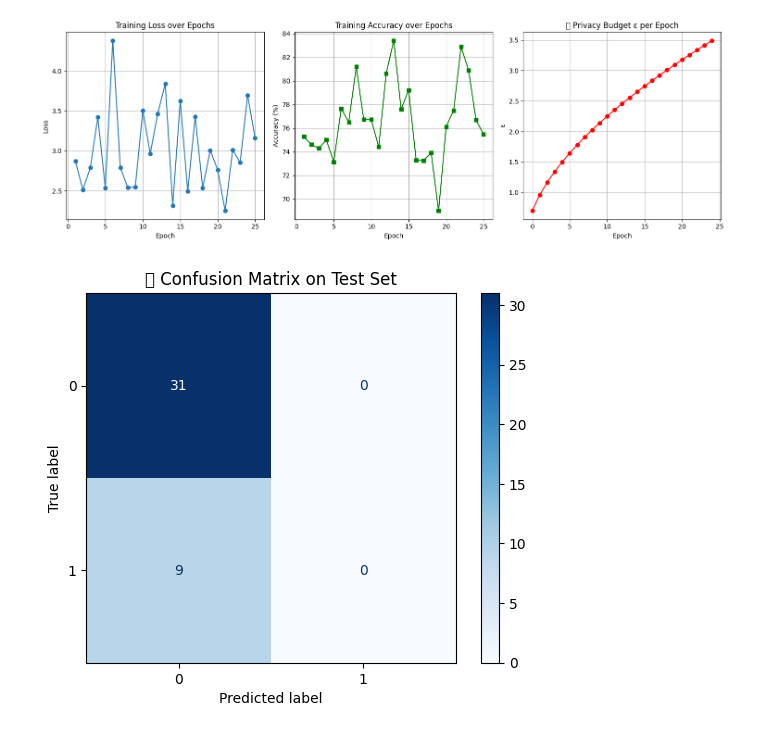
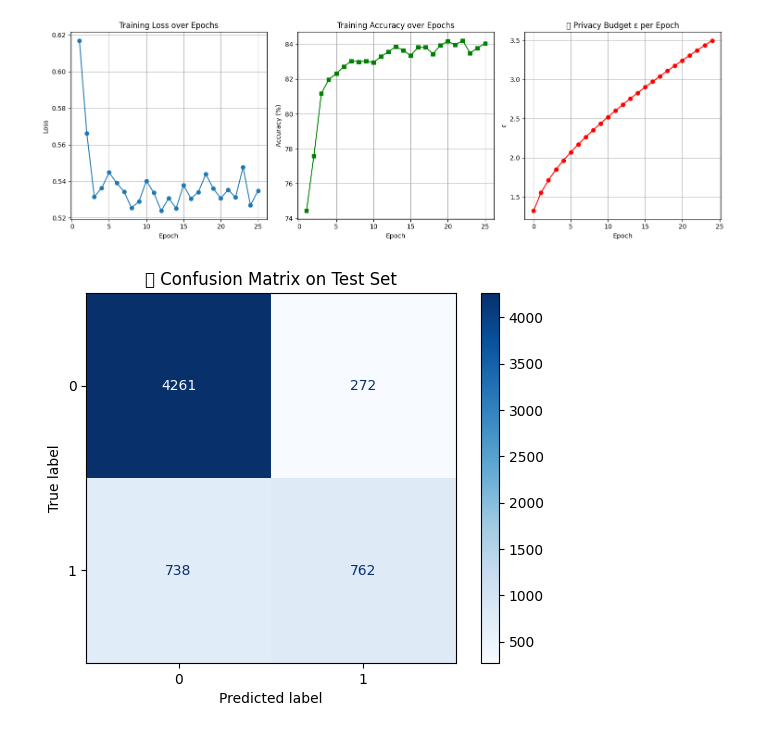
Before and after one commit to SanjayGanesh614/DP-MedChargeClassifier, a Jupyter notebook: DP.ipynb, the cells around one changed output. Cells and saved outputs as stored; diff of their text form; code cells hidden in the pictures.

```diff
--- a/DP.ipynb
+++ b/DP.ipynb
@@ -18,12 +18,37 @@ import os # Import os for checking file existence
 
 # ======= USER CHOICE: NEW or CONTINUE TRAINING =======
 mode = "continue"  # change to "continue" to load existing model and train further
-csv_path = "/content/sample_medical_data.csv"  # update this to your own uploaded file
+csv_path = "/content/adult.csv"  # update this to your own uploaded file
 checkpoint_path = "dp_model_checkpoint.pth"
 
 # ======= STEP 1: LOAD CSV FILE =======
 df = pd.read_csv(csv_path)
+import pandas as pd
+import numpy as np
+from sklearn.preprocessing import LabelEncoder, StandardScaler
 
+df = pd.read_csv("adult.csv")
+
+# Drop unused column
+df.drop(columns=['fnlwgt'], inplace=True)
+
+# Replace '?' with NaN and drop rows with missing values
+df.replace('?', np.nan, inplace=True)
+df.dropna(inplace=True)
+
+# Label encode all object/categorical columns
+for col in df.columns:
+    if df[col].dtype == 'object':
+        df[col] = LabelEncoder().fit_transform(df[col])
+
+# Separate features and target
+X = df.drop('income', axis=1).values.astype(np.float32)
+y = df['income'].values.astype(int)
+
+# Scale numeric features
+scaler = StandardScaler()
+X = scaler.fit_transform(X)
+"""
 # Encode categorical variables (e.g., 'Sex', 'Smoker')
 for col in df.columns:
     if df[col].dtype == 'object':
@@ -33,7 +58,7 @@ for col in df.columns:
 # Assume last column is target
 y = df.iloc[:, -1].values
 X = df.iloc[:, :-1].values.astype(np.float32)
-
+"""
 """
 from sklearn.preprocessing import StandardScaler
 df['label'] = (df['charges'] > 15000).astype(int)  # Binary label
@@ -43,24 +68,25 @@ y = df['label'].values
 scaler = StandardScaler()
 X = scaler.fit_transform(X)
 """
-
+"""
 X_tensor = torch.tensor(X)
 y_tensor = torch.tensor(y, dtype=torch.long)
 
 dataset = TensorDataset(X_tensor, y_tensor)
 train_loader = DataLoader(dataset, batch_size=64, shuffle=True)
-"""X_train, X_test, y_train, y_test = train_test_split(X, y, test_size=0.2, random_state=42)
+"""
+X_train, X_test, y_train, y_test = train_test_split(X, y, test_size=0.2, random_state=42)
 
-X_train_tensor = torch.tensor(X_train)
-y_train_tensor = torch.tensor(y_train, dtype=torch.long)
-X_test_tensor = torch.tensor(X_test)
-y_test_tensor = torch.tensor(y_test, dtype=torch.long)
+X_train_tensor = torch.tensor(X_train).float()
+y_train_tensor = torch.tensor(y_train.astype(np.int64), dtype=torch.long)
+X_test_tensor = torch.tensor(X_test).float()
+y_test_tensor = torch.tensor(y_test.astype(np.int64), dtype=torch.long)
 
 train_dataset = TensorDataset(X_train_tensor, y_train_tensor)
 test_dataset = TensorDataset(X_test_tensor, y_test_tensor)
 train_loader = DataLoader(train_dataset, batch_size=64, shuffle=True)
-test_loader = DataLoader(test_dataset, batch_size=64)
-"""
+test_loader = DataLoader(test_dataset, batch_size=64, shuffle = False)
+
 input_dim = X.shape[1]
 
 # ======= STEP 2: DEFINE MODEL =======
@@ -81,7 +107,7 @@ model = SimpleFCNN(input_dim).to(device)
 optimizer = torch.optim.Adam(model.parameters(), lr=5e-4)
 
 # ======= STEP 3: LOAD IF CONTINUING TRAINING =======
-if mode == "continue" and os.path.exists(checkpoint_path):
+if mode == "new" and os.path.exists(checkpoint_path):
     checkpoint = torch.load(checkpoint_path)
     # Remove the "_module." prefix from the state_dict keys
     state_dict = {k.replace('_module.', ''): v for k, v in checkpoint['model_state_dict'].items()}
@@ -214,2 +239,2 @@ Epoch 25/25, Loss: 3.1598, Accuracy: 75.48%, ε: 3.49
-[figure, old version]
+[figure, new version]
-[figure, old version]
+[figure, new version]
```
Also changed, not shown: parts of 1 cell of this notebook.
